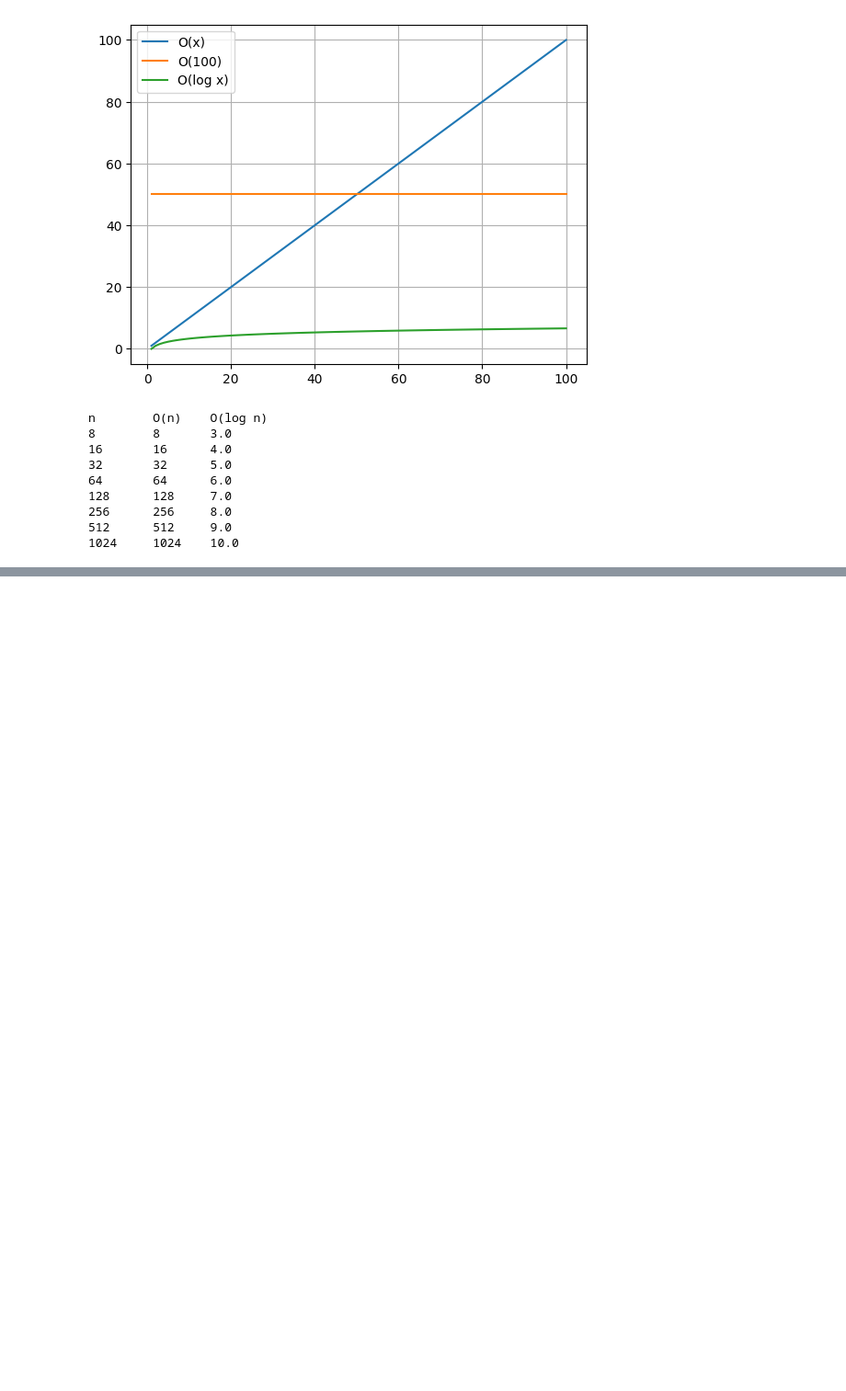
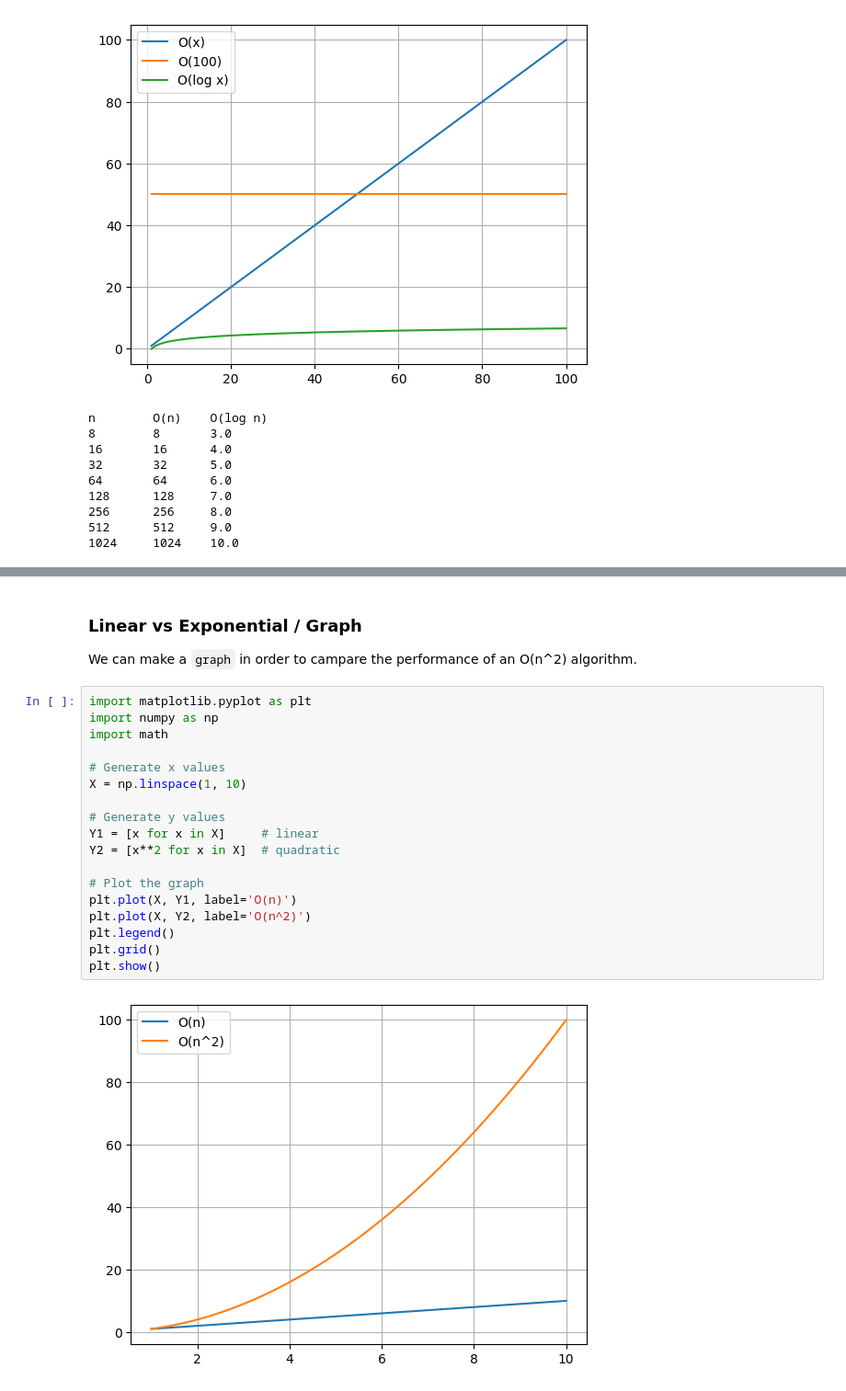
Before and after one commit to minte9/algorithms-pages, a Jupyter notebook: main/data_structures/bigO_notation.ipynb, the cells around one changed output, grey strips where cells are left out. Shown at 92% size. Drawn from its saved outputs; the diff is of its cells as text; blank space fills up the shorter version.

Commit message:
algorithms-pages update

```diff
--- a/main/data_structures/bigO_notation.ipynb
+++ b/main/data_structures/bigO_notation.ipynb
@@ -104,0 +158,24 @@ n        O(n)    O(log n)
+# %% [markdown]
+### Linear vs Exponential / Graph
+
+We can make a `graph` in order to campare the performance of an O(n^2) algorithm.
+# %%
+import matplotlib.pyplot as plt
+import numpy as np
+import math
+
+# Generate x values
+X = np.linspace(1, 10)
+
+# Generate y values
+Y1 = [x for x in X]     # linear
+Y2 = [x**2 for x in X]  # quadratic
+
+# Plot the graph
+plt.plot(X, Y1, label='O(n)')
+plt.plot(X, Y2, label='O(n^2)')
+plt.legend()
+plt.grid()
+plt.show()
+# %% [output]
+[figure, added]
```
Also changed, not shown: parts of 5 cells of this notebook.
